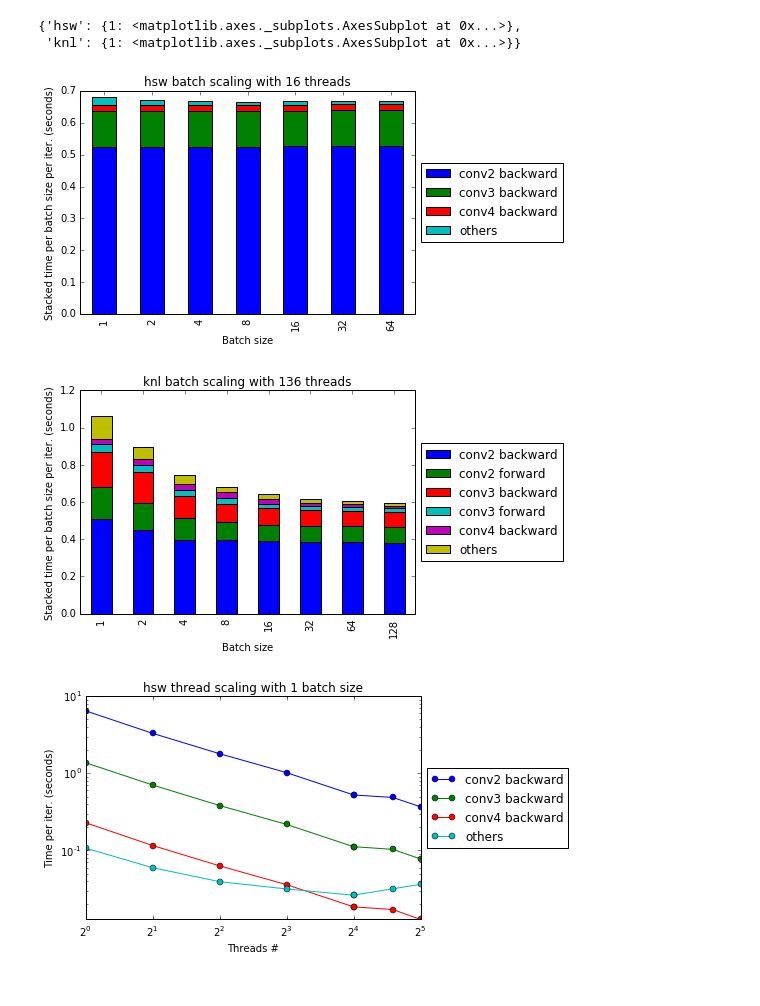
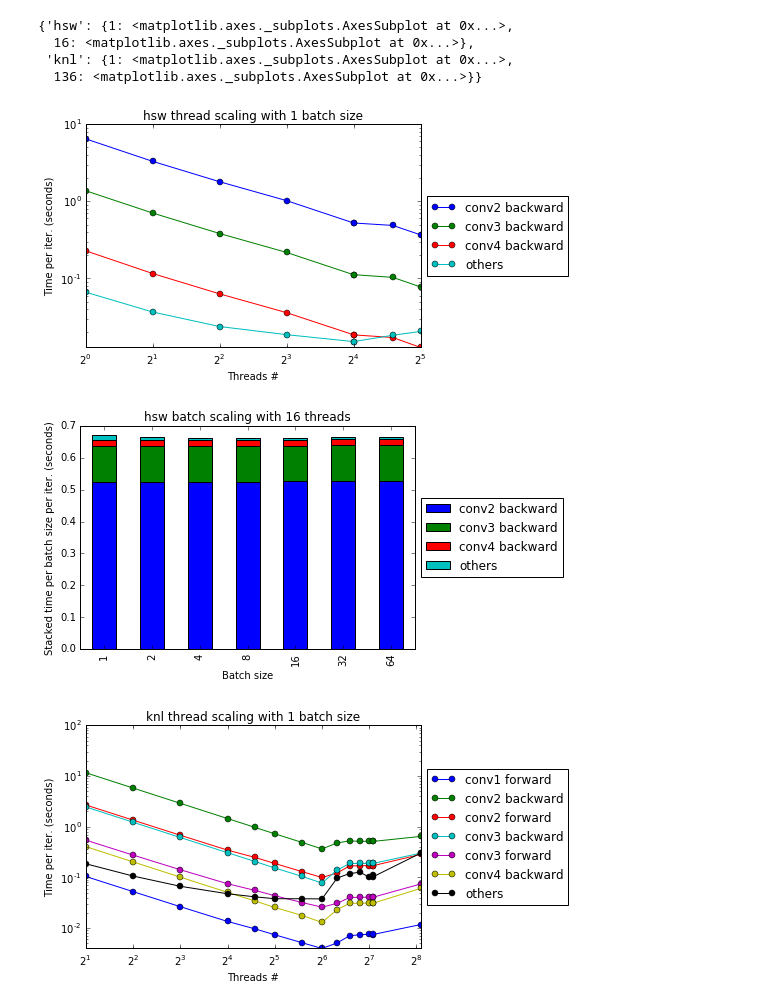
Before and after one commit to azrael417/caffe, a Jupyter notebook: scripts/analysis/parse_caffe_time.ipynb, the cells around one changed output. Cells and saved outputs as stored; diff of their text form; code cells hidden in the pictures.

```diff
--- a/scripts/analysis/parse_caffe_time.ipynb
+++ b/scripts/analysis/parse_caffe_time.ipynb
@@ -202,13 +189,14 @@ plot_all_batch_scaling(files_loc, res_path=res_path)
 # %%
 # first results (unoptimized)
 files_loc = '/Users/tmalas/Desktop/caffe/first_atlas_caffe_results/*/*.out'
 %mkdir -p /Users/tmalas/Desktop/dnn_first
 res_path='/Users/tmalas/Desktop/dnn_first'
-plot_all_batch_scaling(files_loc, res_path=res_path)
-plot_all_thread_scaling(files_loc, res_path=res_path)
+plot_all(files_loc, res_path=res_path, threshold=0.5)
 # %% [output]
-{'hsw': {1: <matplotlib.axes._subplots.AxesSubplot at 0x...>},
- 'knl': {1: <matplotlib.axes._subplots.AxesSubplot at 0x...>}}
+{'hsw': {1: <matplotlib.axes._subplots.AxesSubplot at 0x...>,
+  16: <matplotlib.axes._subplots.AxesSubplot at 0x...>},
+ 'knl': {1: <matplotlib.axes._subplots.AxesSubplot at 0x...>,
+  136: <matplotlib.axes._subplots.AxesSubplot at 0x...>}}
-[figure, old version]
+[figure, new version]
-[figure, old version]
+[figure, new version]
-[figure, old version]
+[figure, new version]
```
Also changed, not shown: parts of 4 cells of this notebook.
